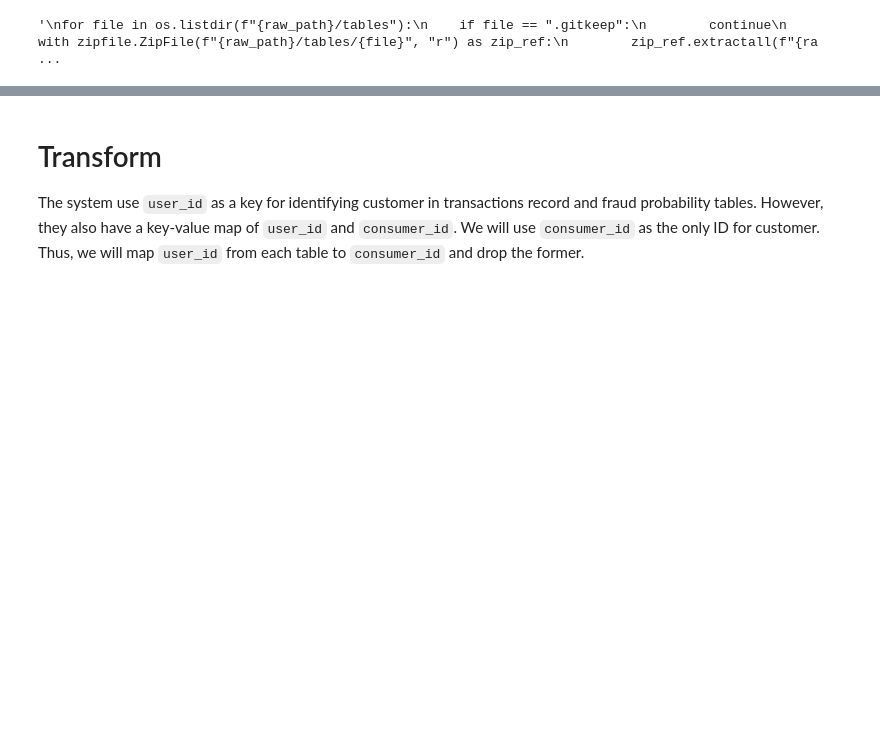
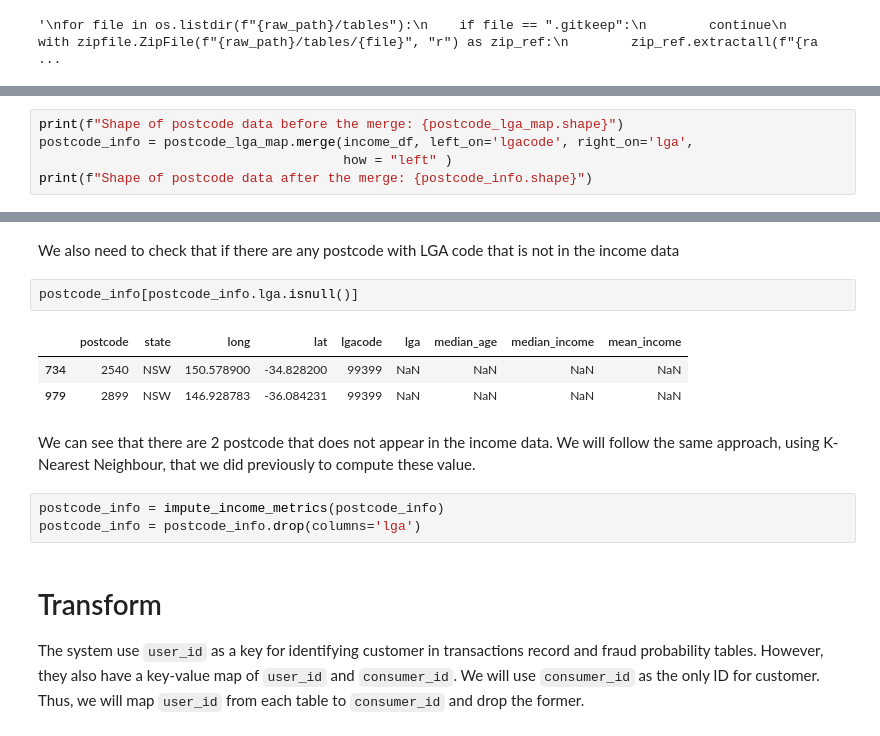
Before and after one commit to MAST30034-AppliedDataScience/project-2-group-buy-now-pay-later-industry-project-9, a Jupyter notebook: notebooks/ETL_pipeline.ipynb, the cells around one changed output, grey strips where cells are left out. Cells and saved outputs as stored; diff of their text form; blank space fills up the shorter version.

```diff
--- a/notebooks/ETL_pipeline.ipynb
+++ b/notebooks/ETL_pipeline.ipynb
@@ -35,0 +97,5 @@ for file in os.listdir(f"{raw_path}/tables"):
+# %%
+print(f"Shape of postcode data before the merge: {postcode_lga_map.shape}")
+postcode_info = postcode_lga_map.merge(income_df, left_on='lgacode', right_on='lga',
+                                       how = "left" )
+print(f"Shape of postcode data after the merge: {postcode_info.shape}")
@@ -36,3 +109,16 @@ for file in os.listdir(f"{raw_path}/tables"):
+# %% [markdown]
+We also need to check that if there are any postcode with LGA code that is not in the income data
+# %%
+postcode_info[postcode_info.lga.isnull()]
+# %% [output]
+|  | postcode | state | long | lat | lgacode | lga | median_age | median_income | mean_income |
+| 734 | 2540 | NSW | 150.578900 | -34.828200 | 99399 | NaN | NaN | NaN | NaN |
+| 979 | 2899 | NSW | 146.928783 | -36.084231 | 99399 | NaN | NaN | NaN | NaN |
+# %% [markdown]
+We can see that there are 2 postcode that does not appear in the income data. We will follow the same approach, using K-Nearest Neighbour, that we did previously to compute these value.
+# %%
+postcode_info = impute_income_metrics(postcode_info)
+postcode_info = postcode_info.drop(columns='lga')
 # %% [markdown]
 # Transform
 
```
Also changed, not shown: parts of 13 cells of this notebook, 4 other files.
